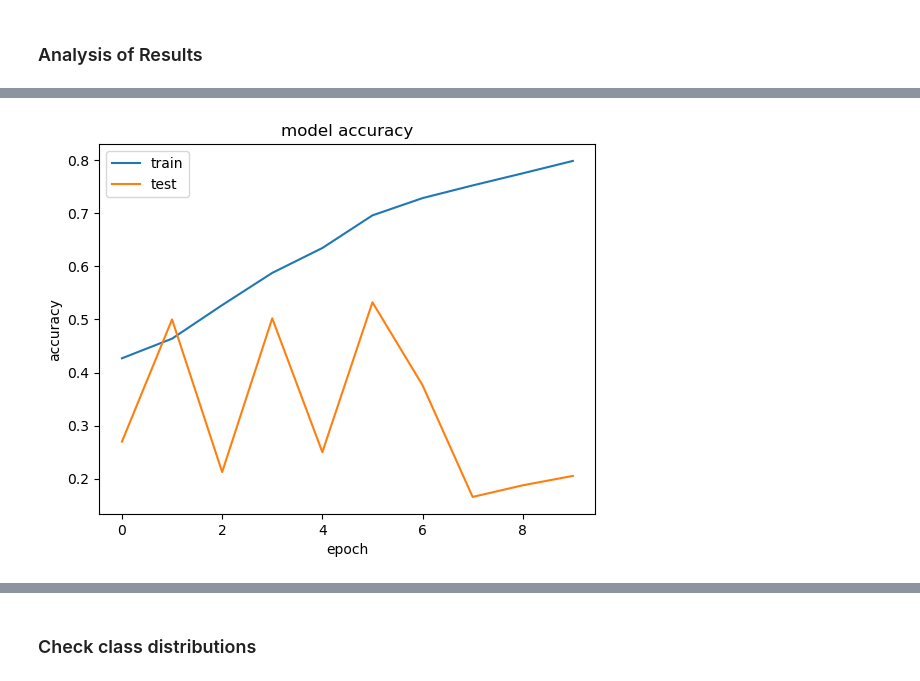
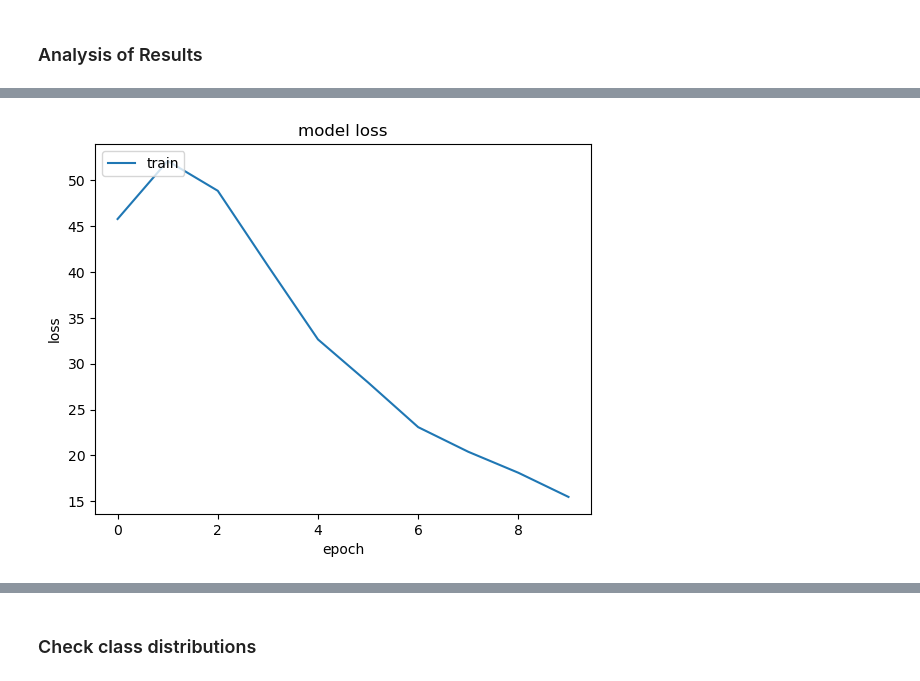
Before and after one commit to AIBC2024/Group2_Project3_AI_Chatbot, a Jupyter notebook: MRI_dementia_classification_CNN.ipynb, the cells around one changed output, grey strips where cells are left out. Drawn from its saved outputs; the diff is of its cells as text; code cells hidden in the pictures.

```diff
--- a/MRI_dementia_classification_CNN.ipynb
+++ b/MRI_dementia_classification_CNN.ipynb
@@ -638,11 +657,11 @@ Counter({2: 480, 3: 336, 0: 135, 1: 9})
 # %%
-# summarize history for accuracy
-plt.plot(history.history['accuracy'])
-plt.plot(history.history['val_accuracy'])
-plt.title('model accuracy')
-plt.ylabel('accuracy')
+# summarize history for loss
+plt.plot(history.history['loss'])
+#plt.plot(history.history['val_loss'])
+plt.title('model loss')
+plt.ylabel('loss')
 plt.xlabel('epoch')
 plt.legend(['train', 'test'], loc='upper left')
 plt.show()
 # %% [output]
-[figure, old version]
+[figure, new version]
```
Also changed, not shown: parts of 11 cells of this notebook.
